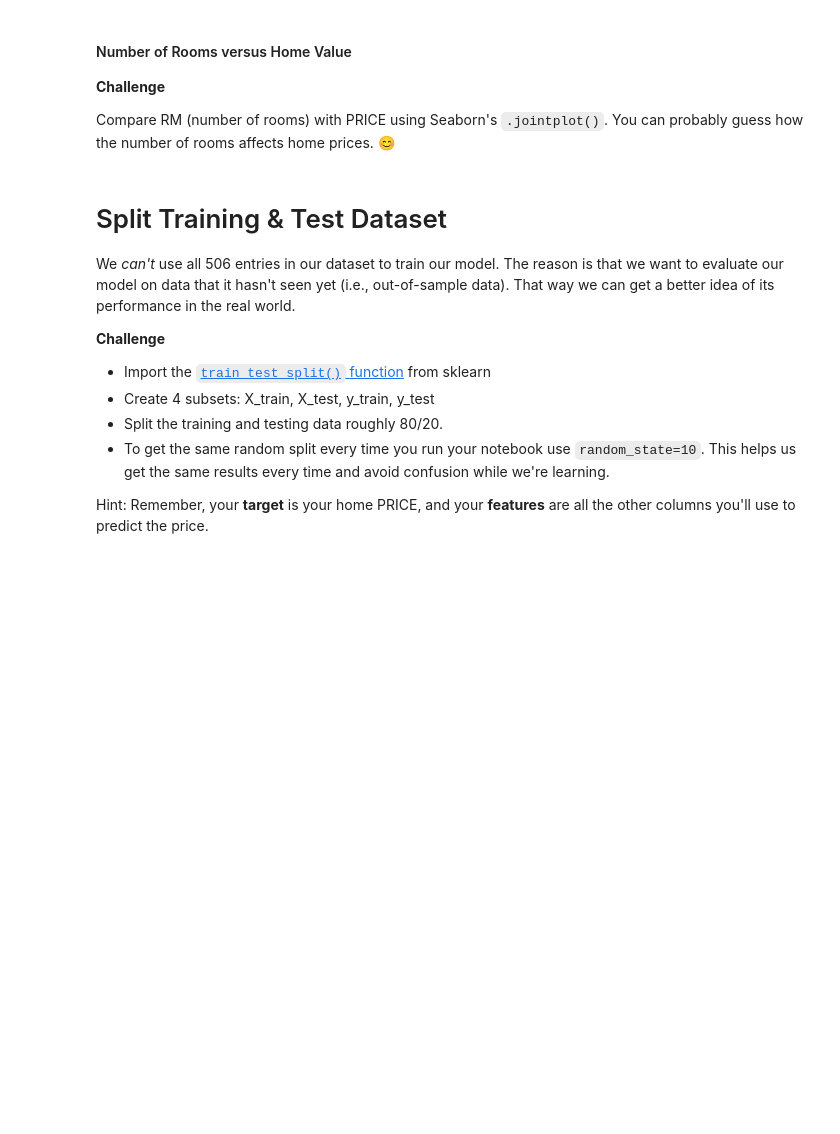
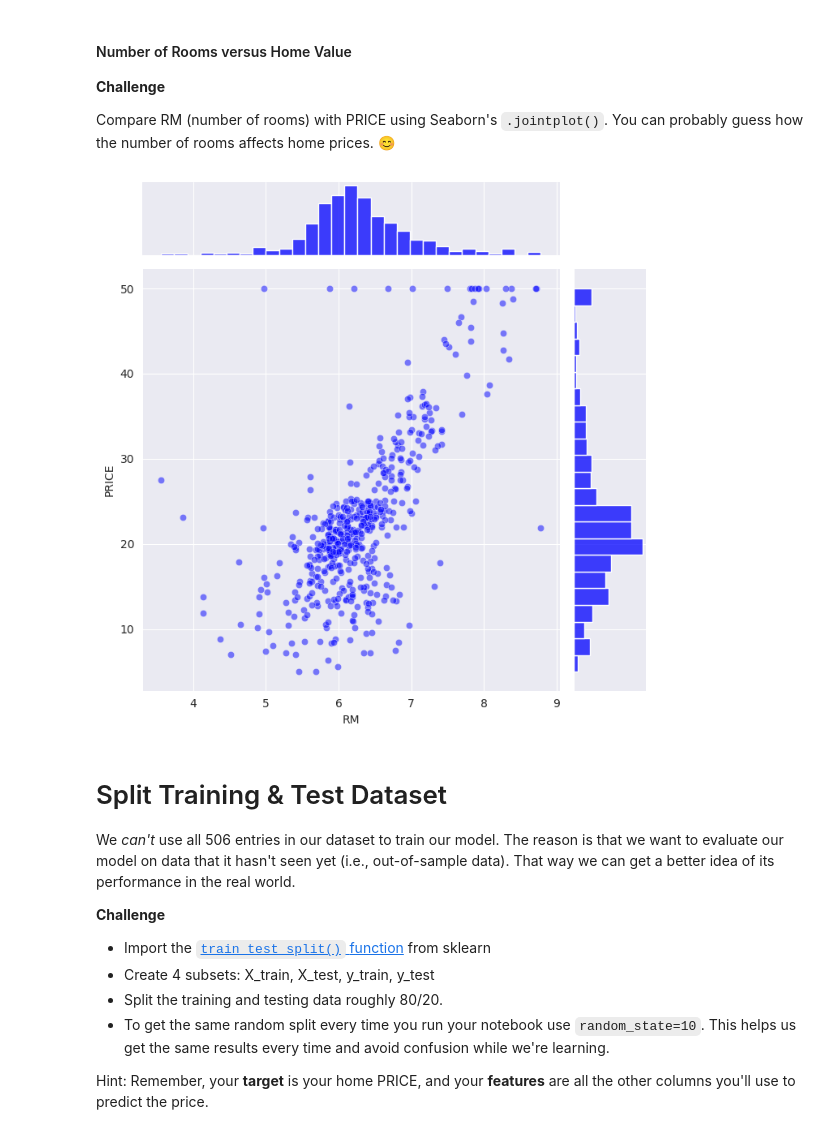
Before and after one commit to Soulbolt/Day-81-Capstone-Project-Predict-house-prices, a Jupyter notebook: Multivariable_Regression_and_Valuation_Model_(start).ipynb, the cells around one changed output. Drawn from its saved outputs; the diff is of its cells as text; code cells hidden in the pictures; blank space fills up the shorter version.

```diff
--- a/Multivariable_Regression_and_Valuation_Model_(start).ipynb
+++ b/Multivariable_Regression_and_Valuation_Model_(start).ipynb
@@ -296,6 +308,12 @@ Compare LSTAT with PRICE using Seaborn's `.jointplot()`. How does the proportion
 **Challenge**
 
 Compare RM (number of rooms) with PRICE using Seaborn's `.jointplot()`. You can probably guess how the number of rooms affects home prices. 😊
+# %%
+with sns.axes_style("darkgrid"):
+    sns.jointplot(x=data.RM, y=data.PRICE, height=7, color="blue", joint_kws={"alpha": 0.5})
+plt.show()
+# %% [output]
+[figure, added]
 # %% [markdown]
 # Split Training & Test Dataset
 
```
Also changed, not shown: parts of 2 cells of this notebook.
